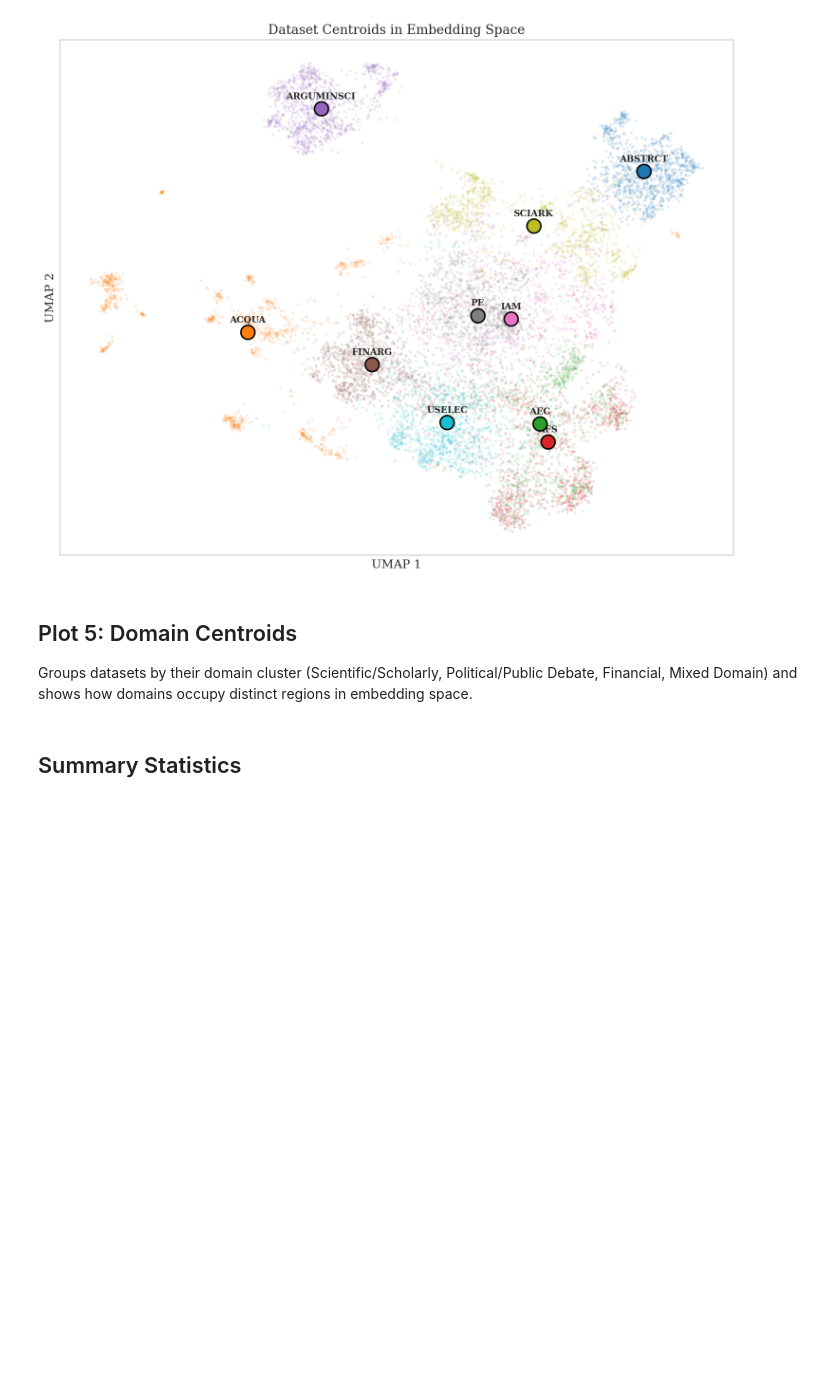
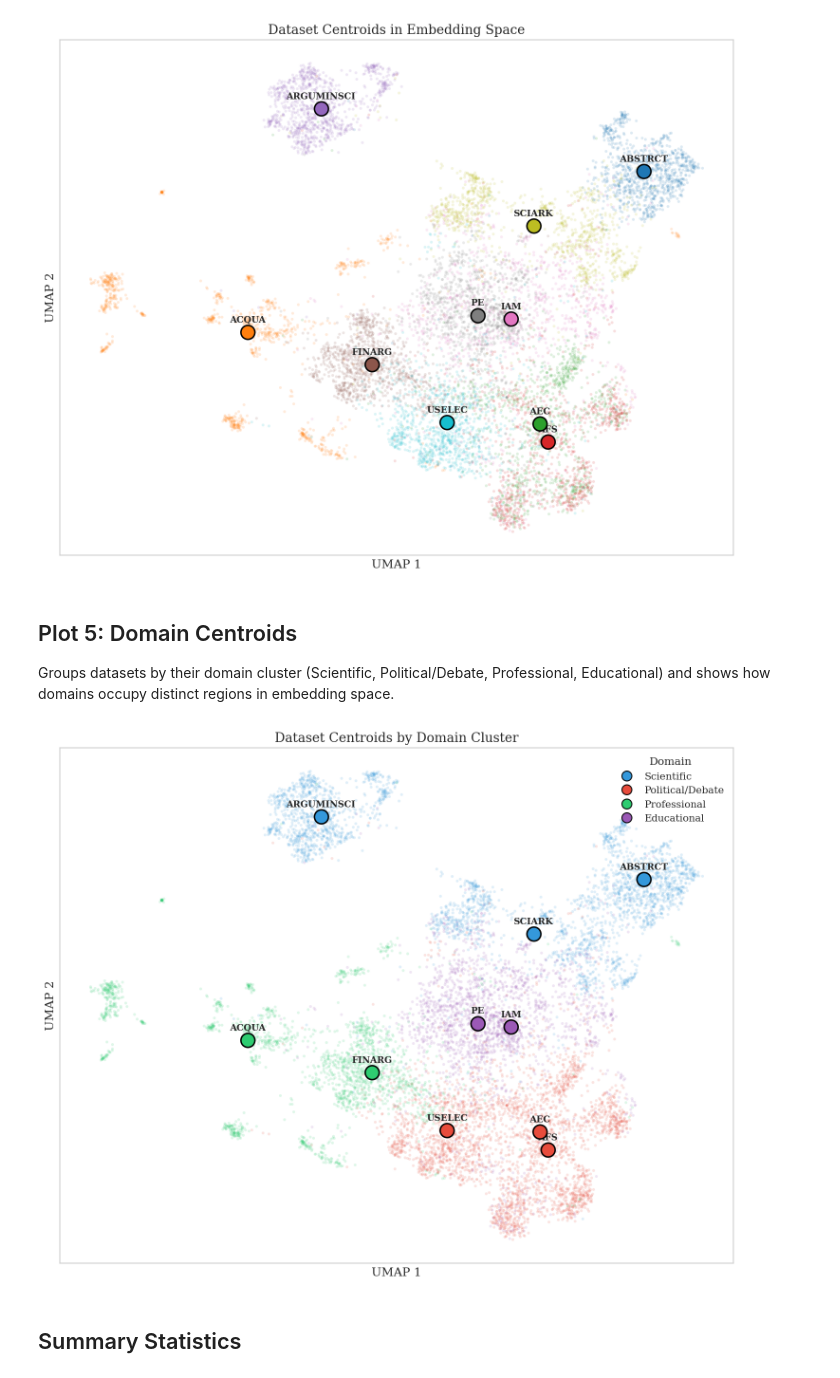
Before and after one commit to wideraHannes/GAIC-Thesis, a Jupyter notebook: experiments/rq4_retrieval/visualize_embeddings.ipynb, the cells around one changed output. Cells and saved outputs as stored; diff of their text form; code cells hidden in the pictures; blank space fills up the shorter version.

```diff
--- a/experiments/rq4_retrieval/visualize_embeddings.ipynb
+++ b/experiments/rq4_retrieval/visualize_embeddings.ipynb
@@ -202,28 +202,28 @@ plt.show()
 # %% [markdown]
 ## Plot 5: Domain Centroids
 
-Groups datasets by their domain cluster (Scientific/Scholarly, Political/Public Debate, Financial, Mixed Domain) and shows how domains occupy distinct regions in embedding space.
+Groups datasets by their domain cluster (Scientific, Political/Debate, Professional, Educational) and shows how domains occupy distinct regions in embedding space.
 # %%
 # Domain mapping based on thesis description
 DOMAIN_MAP = {
-    "ABSTRCT": "Scientific/Scholarly",
-    "ARGUMINSCI": "Scientific/Scholarly",
-    "SCIARK": "Scientific/Scholarly",
-    "AEC": "Political/Public Debate",
-    "AFS": "Political/Public Debate",
-    "USELEC": "Political/Public Debate",
-    "FINARG": "Financial",
-    "ACQUA": "Mixed Domain",
-    "PE": "Mixed Domain",
-    "IAM": "Mixed Domain",
+    "ABSTRCT": "Scientific",
+    "ARGUMINSCI": "Scientific",
+    "SCIARK": "Scientific",
+    "AEC": "Political/Debate",
+    "AFS": "Political/Debate",
+    "USELEC": "Political/Debate",
+    "FINARG": "Professional",
+    "ACQUA": "Professional",
+    "PE": "Educational",
+    "IAM": "Educational",
 }
 
-DOMAIN_ORDER = ["Scientific/Scholarly", "Political/Public Debate", "Financial", "Mixed Domain"]
+DOMAIN_ORDER = ["Scientific", "Political/Debate", "Professional", "Educational"]
 DOMAIN_COLORS = {
-    "Scientific/Scholarly": "#3498db",      # Blue
-    "Political/Public Debate": "#e74c3c",   # Red
-    "Financial": "#2ecc71",                 # Green
-    "Mixed Domain": "#9b59b6",              # Purple
+    "Scientific": "#3498db",       # Blue
+    "Political/Debate": "#e74c3c", # Red
+    "Professional": "#2ecc71",     # Green
+    "Educational": "#9b59b6",      # Purple
 }
 
 df["domain"] = df["dataset"].map(DOMAIN_MAP)
@@ -237,33 +237,35 @@ for domain in DOMAIN_ORDER:
         df.loc[mask, "x"], df.loc[mask, "y"],
         c=DOMAIN_COLORS[domain], alpha=0.15, s=8, edgecolors="none"
     )
 
 # Plot dataset centroids colored by domain
 for ds in DATASET_ORDER:
     domain = DOMAIN_MAP[ds]
     cx, cy = centroids.loc[ds, "x"], centroids.loc[ds, "y"]
     ax.scatter(cx, cy, c=DOMAIN_COLORS[domain], s=200, edgecolors="black", linewidths=1.5, marker="o", zorder=10)
     ax.annotate(ds, (cx, cy), fontsize=9, fontweight="bold", ha="center", va="bottom",
                 xytext=(0, 8), textcoords="offset points")
 
 # Legend for domains
 handles = [
     plt.Line2D([0], [0], marker="o", color="w", markerfacecolor=DOMAIN_COLORS[d],
                markersize=10, markeredgecolor="black", markeredgewidth=1, label=d)
     for d in DOMAIN_ORDER
 ]
 ax.legend(handles=handles, loc="upper right", framealpha=0.9, title="Domain")
 
 ax.set_xlabel("UMAP 1")
 ax.set_ylabel("UMAP 2")
 ax.set_title("Dataset Centroids by Domain Cluster")
 ax.set_xticks([])
 ax.set_yticks([])
 
 plt.tight_layout()
 plt.savefig("fig_domain_centroids.pdf", bbox_inches="tight")
 plt.savefig("fig_domain_centroids.png", bbox_inches="tight", dpi=300)
 plt.show()
+# %% [output]
+[figure, added]
 # %% [markdown]
 ## Summary Statistics
 # %%
```
Also changed, not shown: parts of 4 cells of this notebook, 1 other file.
